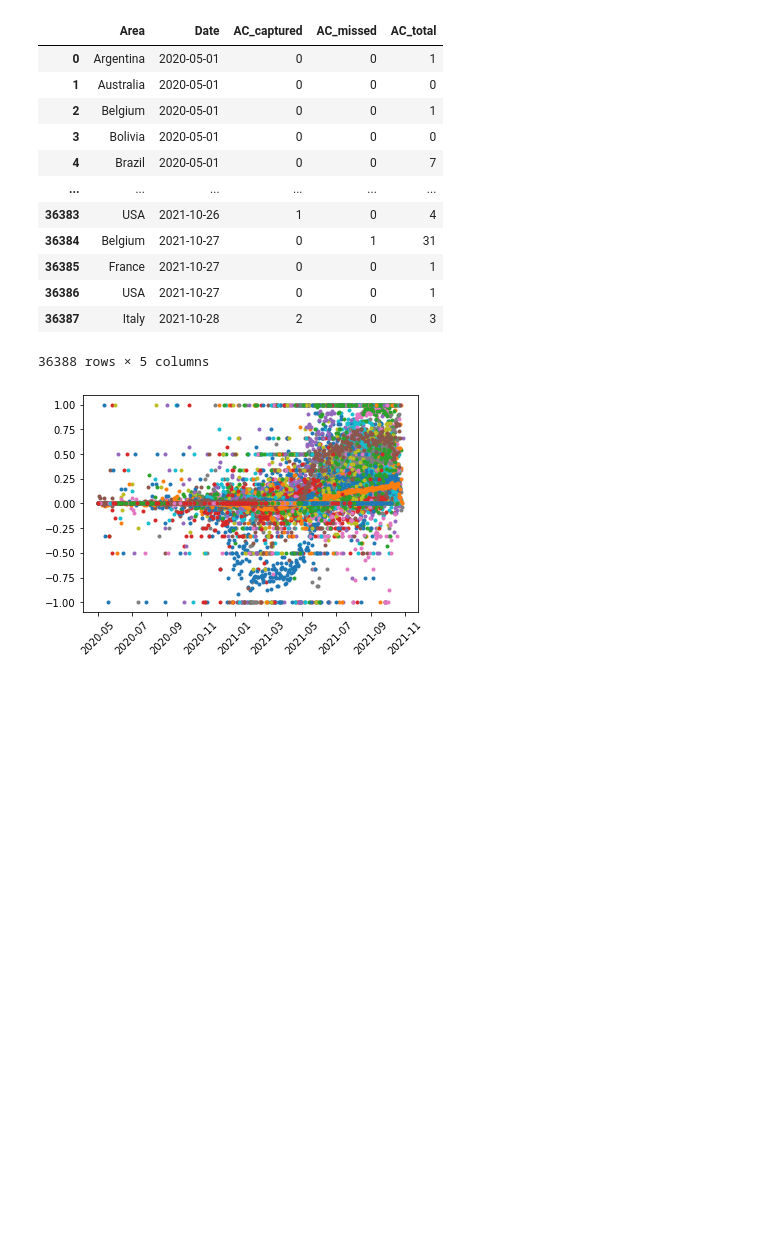
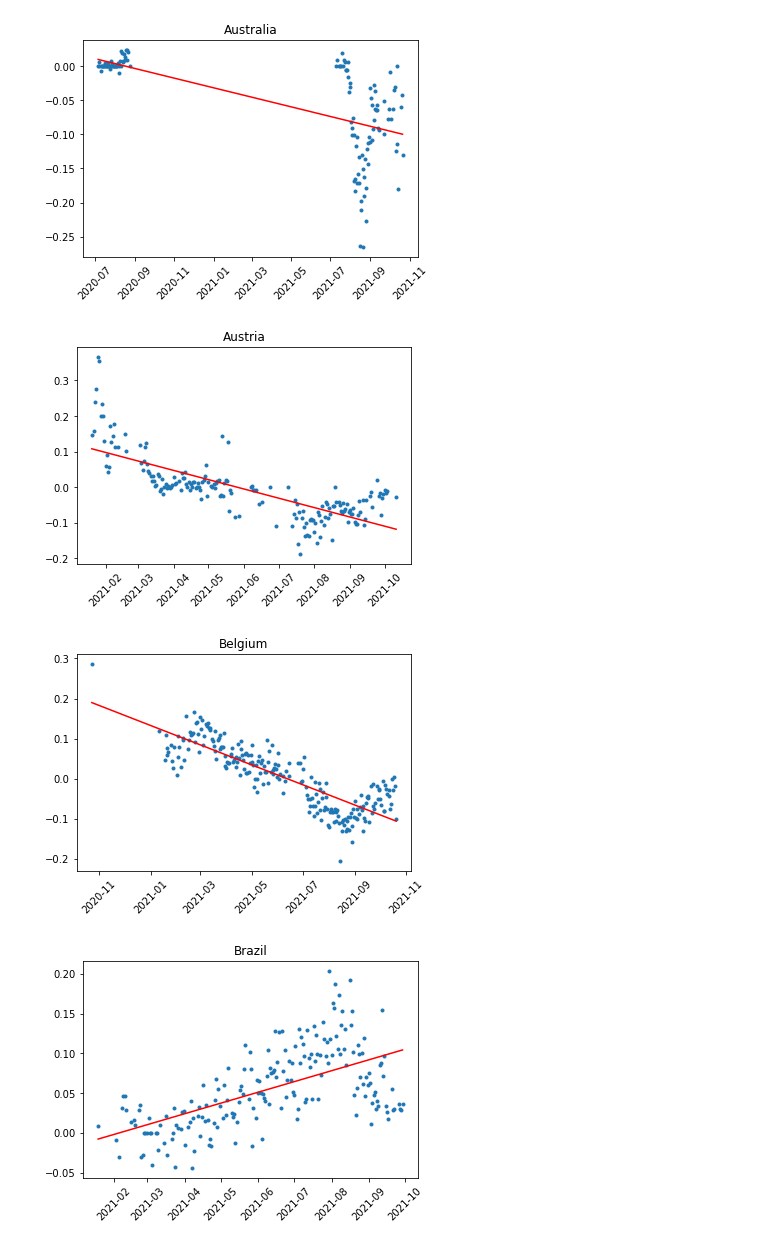
Before and after one commit to Takkoona/fixynergy, a Jupyter notebook: 7_linkage_fitness.ipynb, the cells around one changed output. Cells and saved outputs as stored; diff of their text form; code cells hidden in the pictures; blank space fills up the shorter version.

```diff
--- a/7_linkage_fitness.ipynb
+++ b/7_linkage_fitness.ipynb
@@ -138,28 +63,0 @@ captured_per_date_per_area = pd.DataFrame.from_records(
-# %%
-captured_per_date_per_area
-# %% [output]
-|  | Area | Date | AC_captured | AC_missed | AC_total |
-| 0 | Argentina | 2020-05-01 | 0 | 0 | 1 |
-| 1 | Australia | 2020-05-01 | 0 | 0 | 0 |
-| 2 | Belgium | 2020-05-01 | 0 | 0 | 1 |
-| 3 | Bolivia | 2020-05-01 | 0 | 0 | 0 |
-| 4 | Brazil | 2020-05-01 | 0 | 0 | 7 |
-| ... | ... | ... | ... | ... | ... |
-| 36383 | USA | 2021-10-26 | 1 | 0 | 4 |
-| 36384 | Belgium | 2021-10-27 | 0 | 1 | 31 |
-| 36385 | France | 2021-10-27 | 0 | 0 | 1 |
-| 36386 | USA | 2021-10-27 | 0 | 0 | 1 |
-| 36387 | Italy | 2021-10-28 | 2 | 0 | 3 |
-36388 rows × 5 columns
-# %%
-for area, area_group in captured_per_date_per_area.groupby("Area"):
-    plt.plot_date(
-        area_group["Date"],
-        (area_group["AC_captured"] - area_group["AC_missed"]) / area_group["AC_total"],
-        fmt="."
-    )
-    # break
-
-_ = plt.xticks(rotation=45)
-# %% [output]
-[figure, removed]
@@ -165,0 +86,36 @@ _ = plt.xticks(rotation=45)
+# %%
+captured_missed_area_count = pd.read_csv(CAPTURE_MISSED_AREA_COUNT_FILE)
+captured_missed_area_count["Date"] = pd.to_datetime(captured_missed_area_count["Date"])
+per_date_per_area = captured_missed_area_count[captured_missed_area_count["AC_total"] > 100]
+# %%
+area_group: pd.DataFrame
+# nth_group: pd.DataFrame
+# for nth_comparison, nth_group in per_date_per_area.groupby("nth_comparison"):
+area_slopes = []
+for area, area_group in per_date_per_area.groupby("Area"):
+    # for area, area_group in nth_group.groupby("Area"):
+    if area_group["Date"].nunique() >= 30:
+        captured_missed_diff = (
+            area_group["AC_captured"] - area_group["AC_missed"]) / area_group["AC_total"]
+        slope, intercept, r, p, se = stats.linregress(
+            date2num(area_group["Date"].values), captured_missed_diff)
+        plt.plot_date(
+            area_group["Date"],
+            captured_missed_diff,
+            fmt="."
+        )
+        plt.plot(
+            area_group["Date"],
+            intercept + slope*date2num(area_group["Date"]),
+            'r',
+            label='fitted line'
+        )
+        plt.title(area)
+        plt.xticks(rotation=45)
+        plt.show()
+        area_slopes.append(slope)
+# %% [output]
+[figure, added]
+[figure, added]
+[figure, added]
+[figure, added]
```
Also changed, not shown: parts of 9 cells of this notebook, 3 other files.
